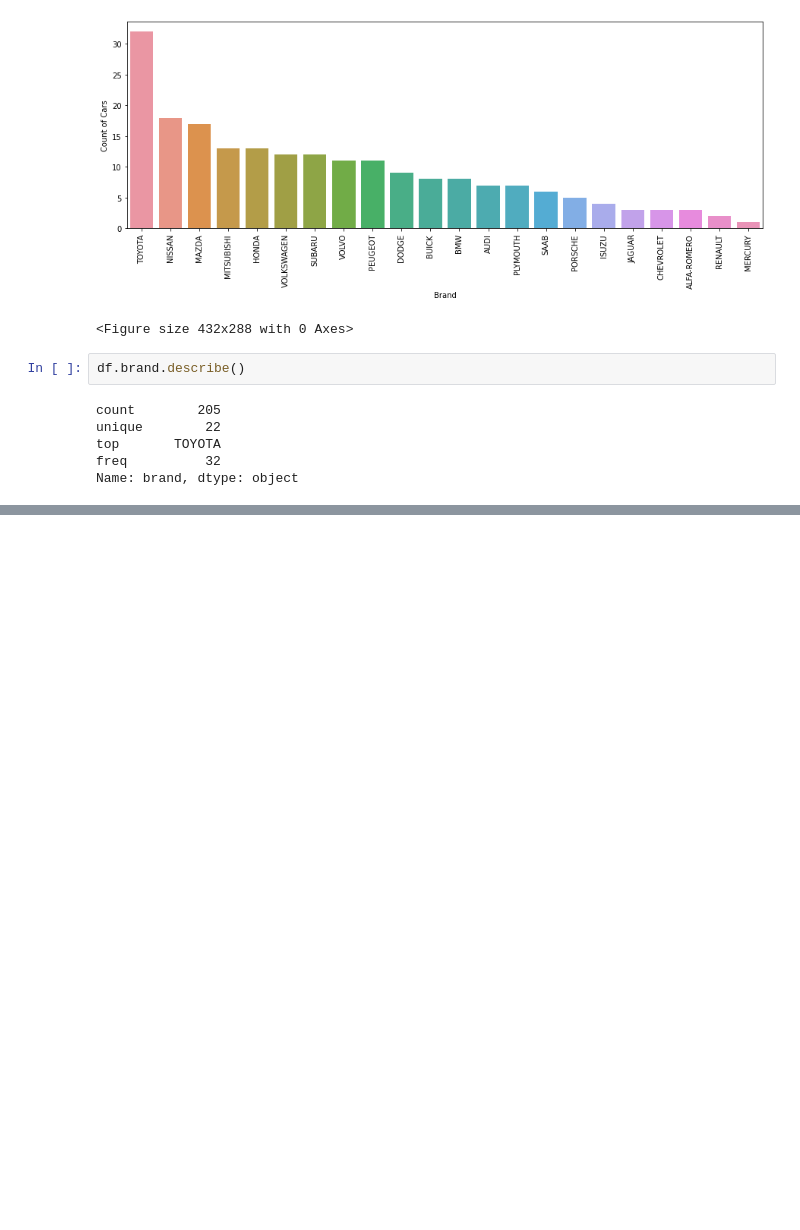
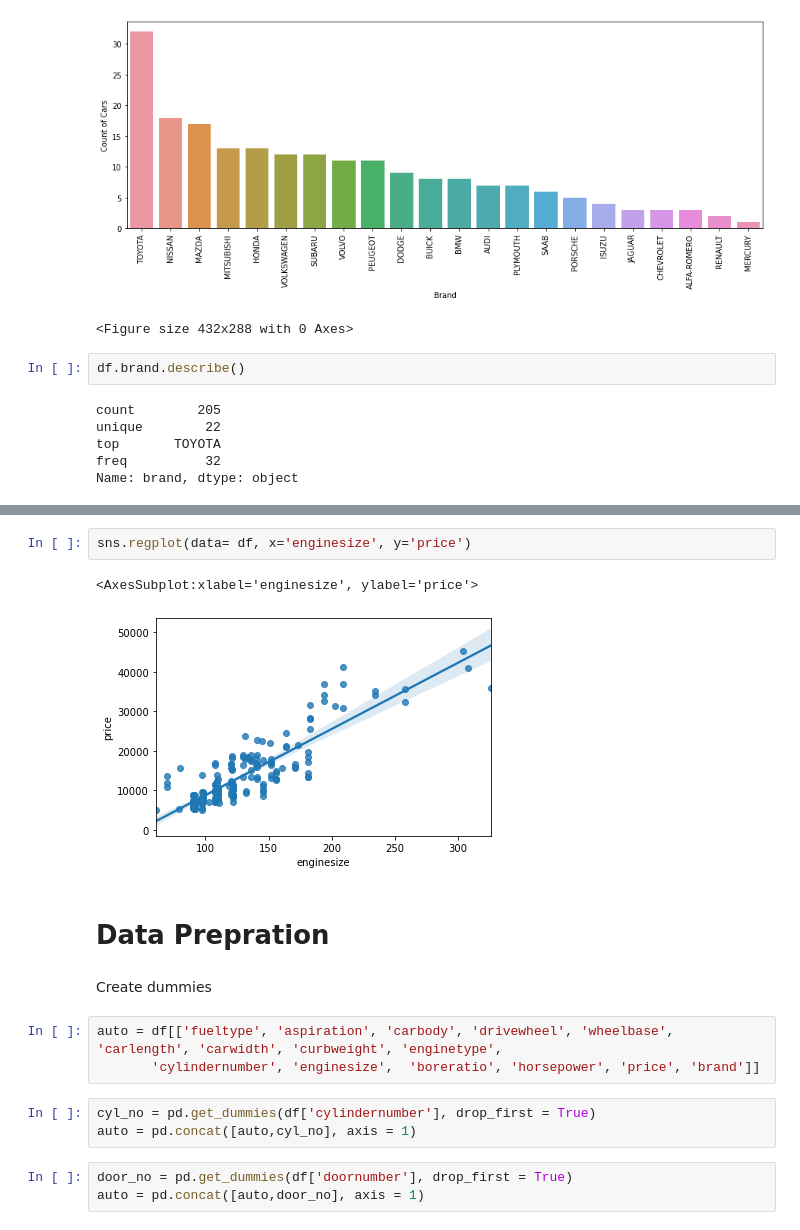
Before and after one commit to Rawanawh/CarPricePredicting-LinearRegression, a Jupyter notebook: CarPrice linear regression .ipynb, the cells around one changed output, grey strips where cells are left out. Cells and saved outputs as stored; diff of their text form; blank space fills up the shorter version.

```diff
--- a/CarPrice linear regression .ipynb
+++ b/CarPrice linear regression .ipynb
@@ -167,0 +191,18 @@ plt.show()
+# %%
+sns.regplot(data= df, x='enginesize', y='price')
+# %% [output]
+<AxesSubplot:xlabel='enginesize', ylabel='price'>
+[figure, added]
+# %% [markdown]
+# Data Prepration
+# %% [markdown]
+Create dummies
+# %%
+auto = df[['fueltype', 'aspiration', 'carbody', 'drivewheel', 'wheelbase', 'carlength', 'carwidth', 'curbweight', 'enginetype',
+       'cylindernumber', 'enginesize',  'boreratio', 'horsepower', 'price', 'brand']]
+# %%
+cyl_no = pd.get_dummies(df['cylindernumber'], drop_first = True)
+auto = pd.concat([auto,cyl_no], axis = 1)
+# %%
+door_no = pd.get_dummies(df['doornumber'], drop_first = True)
+auto = pd.concat([auto,door_no], axis = 1)
```
Also changed, not shown: parts of 33 cells of this notebook.
